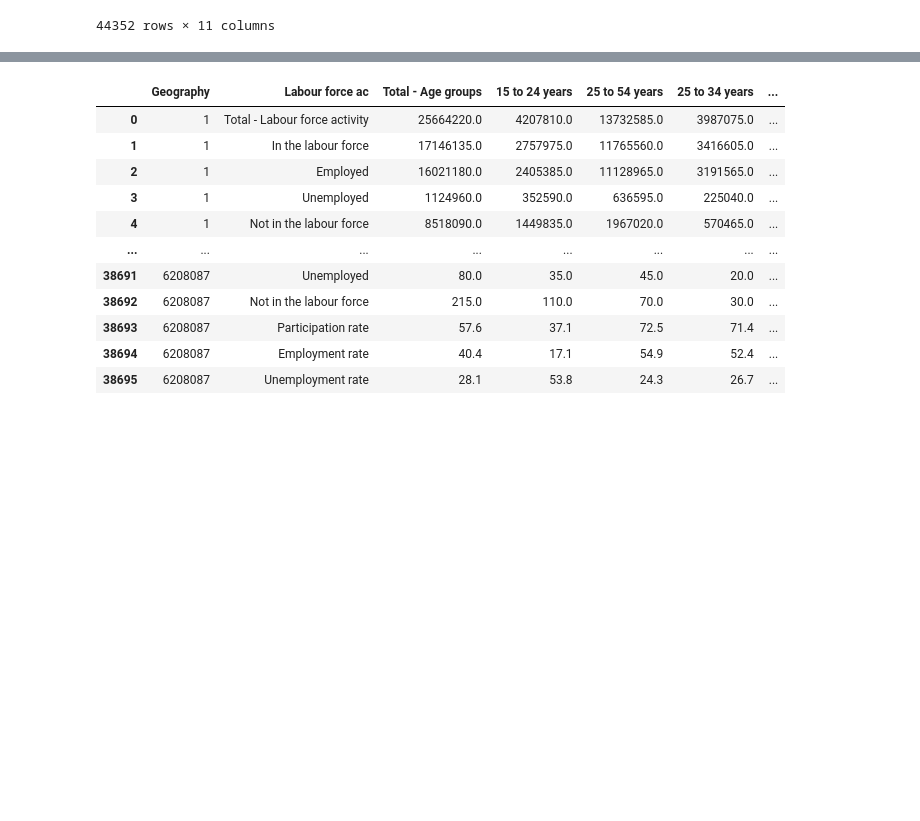
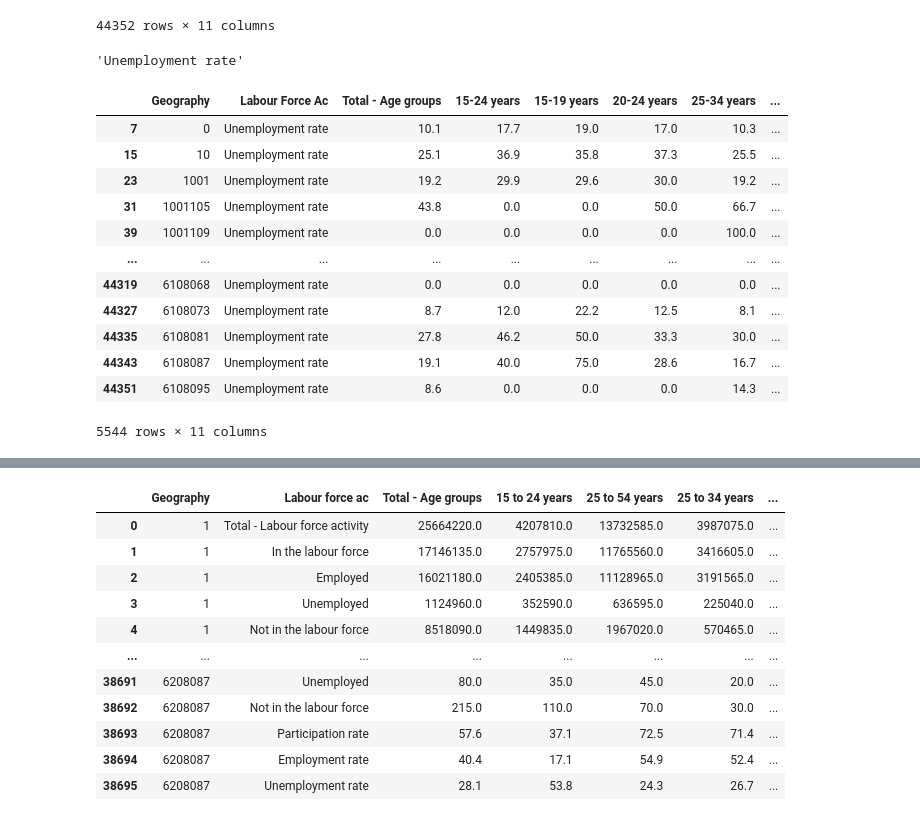
Before and after one commit to kevin-halasz/m2pi, a Jupyter notebook: m2pi_hammed.ipynb, the cells around one changed output, grey strips where cells are left out. Cells and saved outputs as stored; diff of their text form; code cells hidden in the pictures; blank space fills up the shorter version.

```diff
--- a/m2pi_hammed.ipynb
+++ b/m2pi_hammed.ipynb
@@ -19,3 +20,24 @@ df_1996
 | 44350 | 6108095 | Employment rate | 62.7 | 46.2 | 28.6 | 66.7 | 68.4 | ... |
 | 44351 | 6108095 | Unemployment rate | 8.6 | 0.0 | 0.0 | 0.0 | 14.3 | ... |
 44352 rows × 11 columns
+# %%
+df_1996['Labour Force Ac'][44351]
+# %% [output]
+'Unemployment rate'
+# %%
+df1_1996=df_1996.loc[df_1996['Labour Force Ac'] == 'Unemployment rate']
+df1_1996
+# %% [output]
+|  | Geography | Labour Force Ac | Total - Age groups | 15-24 years | 15-19 years | 20-24 years | 25-34 years | ... |
+| 7 | 0 | Unemployment rate | 10.1 | 17.7 | 19.0 | 17.0 | 10.3 | ... |
+| 15 | 10 | Unemployment rate | 25.1 | 36.9 | 35.8 | 37.3 | 25.5 | ... |
+| 23 | 1001 | Unemployment rate | 19.2 | 29.9 | 29.6 | 30.0 | 19.2 | ... |
+| 31 | 1001105 | Unemployment rate | 43.8 | 0.0 | 0.0 | 50.0 | 66.7 | ... |
+| 39 | 1001109 | Unemployment rate | 0.0 | 0.0 | 0.0 | 0.0 | 100.0 | ... |
+| ... | ... | ... | ... | ... | ... | ... | ... | ... |
+| 44319 | 6108068 | Unemployment rate | 0.0 | 0.0 | 0.0 | 0.0 | 0.0 | ... |
+| 44327 | 6108073 | Unemployment rate | 8.7 | 12.0 | 22.2 | 12.5 | 8.1 | ... |
+| 44335 | 6108081 | Unemployment rate | 27.8 | 46.2 | 50.0 | 33.3 | 30.0 | ... |
+| 44343 | 6108087 | Unemployment rate | 19.1 | 40.0 | 75.0 | 28.6 | 16.7 | ... |
+| 44351 | 6108095 | Unemployment rate | 8.6 | 0.0 | 0.0 | 0.0 | 14.3 | ... |
+5544 rows × 11 columns
```
Also changed, not shown: parts of 23 cells of this notebook.
